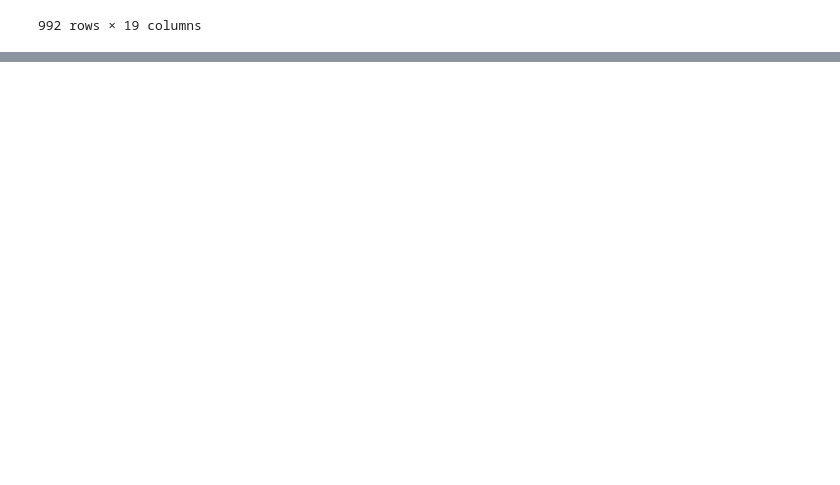
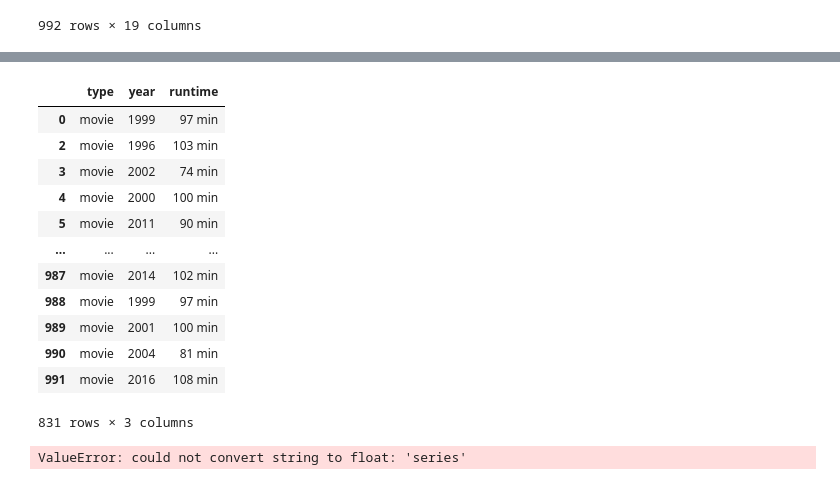
Before and after one commit to nithiyasuresh/Disney_project, a Jupyter notebook: initial.ipynb, the cells around one changed output, grey strips where cells are left out. Drawn from its saved outputs; the diff is of its cells as text; code cells hidden in the pictures; blank space fills up the shorter version.

```diff
--- a/initial.ipynb
+++ b/initial.ipynb
@@ -131,0 +122,17 @@ array([[<matplotlib.axes._subplots.AxesSubplot object at 0x...>,
+# %%
+X = disney_plus_shows_df.drop(columns=['imdb_rating'])
+X
+# %% [output]
+|  | type | year | runtime |
+| 0 | movie | 1999 | 97 min |
+| 2 | movie | 1996 | 103 min |
+| 3 | movie | 2002 | 74 min |
+| 4 | movie | 2000 | 100 min |
+| 5 | movie | 2011 | 90 min |
+| ... | ... | ... | ... |
+| 987 | movie | 2014 | 102 min |
+| 988 | movie | 1999 | 97 min |
+| 989 | movie | 2001 | 100 min |
+| 990 | movie | 2004 | 81 min |
+| 991 | movie | 2016 | 108 min |
+831 rows × 3 columns
@@ -131,0 +148,5 @@ array([[<matplotlib.axes._subplots.AxesSubplot object at 0x...>,
+# %%
+# Fitting our model with all of our features in X
+model.fit(X_train, y_train)
+# %% [output]
+ValueError: could not convert string to float: 'series'
```
Also changed, not shown: parts of 19 cells of this notebook, 1 other file.
